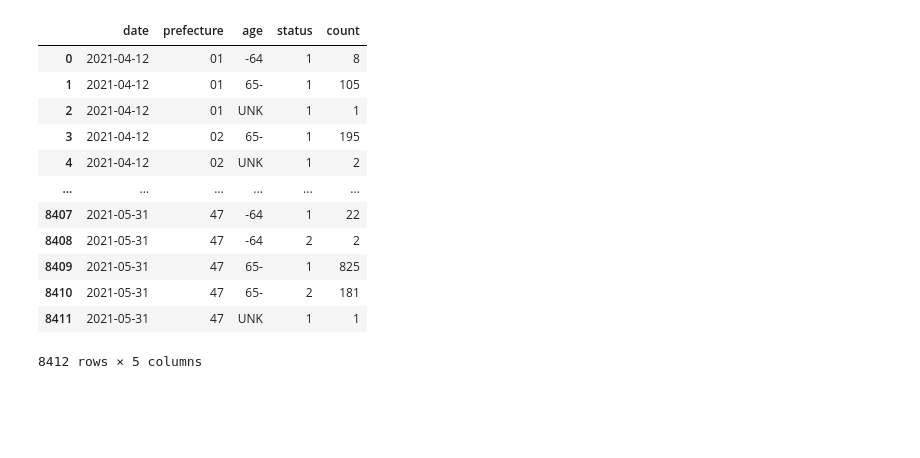
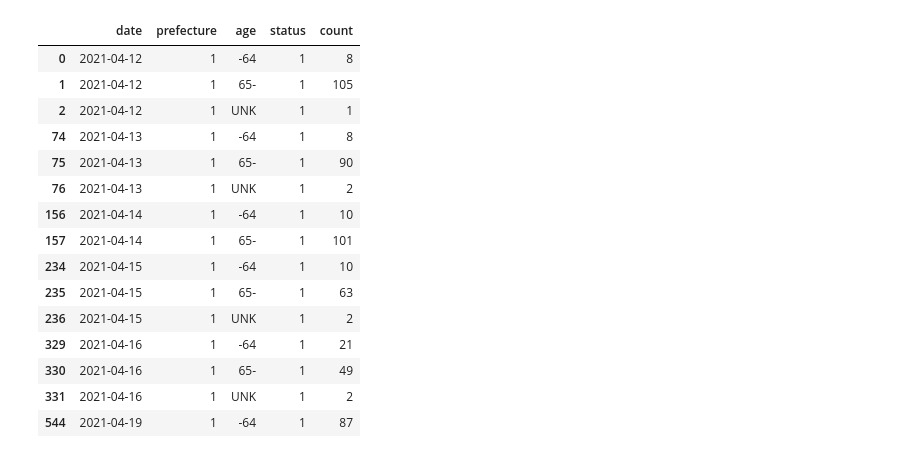
Before and after one commit to katsukixyz/coronanippon, a Jupyter notebook: data/init.ipynb, the cells around one changed output. Cells and saved outputs as stored; diff of their text form; code cells hidden in the pictures; blank space fills up the shorter version.

```diff
--- a/data/init.ipynb
+++ b/data/init.ipynb
@@ -80,18 +81,23 @@ df = df.drop(columns = ['medical_worker'])
 # %%
 grouped = df.groupby(['date','prefecture','age','status'])['count'].sum()
 # %%
-grouped.reset_index()
+grouped = grouped.reset_index()
-# %% [output]
-|  | date | prefecture | age | status | count |
-| 0 | 2021-04-12 | 01 | -64 | 1 | 8 |
-| 1 | 2021-04-12 | 01 | 65- | 1 | 105 |
-| 2 | 2021-04-12 | 01 | UNK | 1 | 1 |
-| 3 | 2021-04-12 | 02 | 65- | 1 | 195 |
-| 4 | 2021-04-12 | 02 | UNK | 1 | 2 |
-| ... | ... | ... | ... | ... | ... |
-| 8407 | 2021-05-31 | 47 | -64 | 1 | 22 |
-| 8408 | 2021-05-31 | 47 | -64 | 2 | 2 |
-| 8409 | 2021-05-31 | 47 | 65- | 1 | 825 |
-| 8410 | 2021-05-31 | 47 | 65- | 2 | 181 |
-| 8411 | 2021-05-31 | 47 | UNK | 1 | 1 |
-8412 rows × 5 columns
+# %%
+grouped.loc[grouped['prefecture'] == 1].head(15)
+# %% [output]
+|  | date | prefecture | age | status | count |
+| 0 | 2021-04-12 | 1 | -64 | 1 | 8 |
+| 1 | 2021-04-12 | 1 | 65- | 1 | 105 |
+| 2 | 2021-04-12 | 1 | UNK | 1 | 1 |
+| 74 | 2021-04-13 | 1 | -64 | 1 | 8 |
+| 75 | 2021-04-13 | 1 | 65- | 1 | 90 |
+| 76 | 2021-04-13 | 1 | UNK | 1 | 2 |
+| 156 | 2021-04-14 | 1 | -64 | 1 | 10 |
+| 157 | 2021-04-14 | 1 | 65- | 1 | 101 |
+| 234 | 2021-04-15 | 1 | -64 | 1 | 10 |
+| 235 | 2021-04-15 | 1 | 65- | 1 | 63 |
+| 236 | 2021-04-15 | 1 | UNK | 1 | 2 |
+| 329 | 2021-04-16 | 1 | -64 | 1 | 21 |
+| 330 | 2021-04-16 | 1 | 65- | 1 | 49 |
+| 331 | 2021-04-16 | 1 | UNK | 1 | 2 |
+| 544 | 2021-04-19 | 1 | -64 | 1 | 87 |
```
Also changed, not shown: parts of 6 cells of this notebook, 18 other files.
